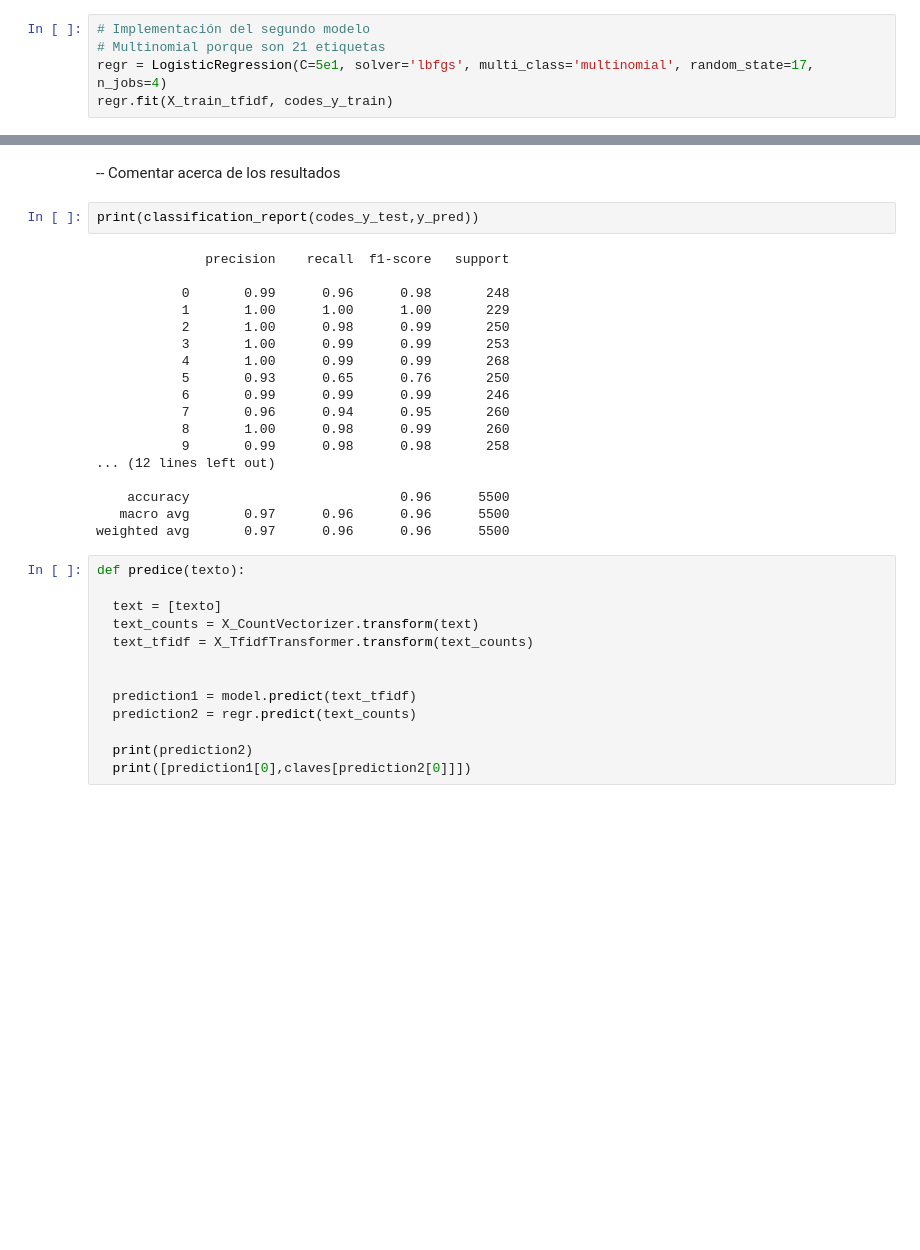
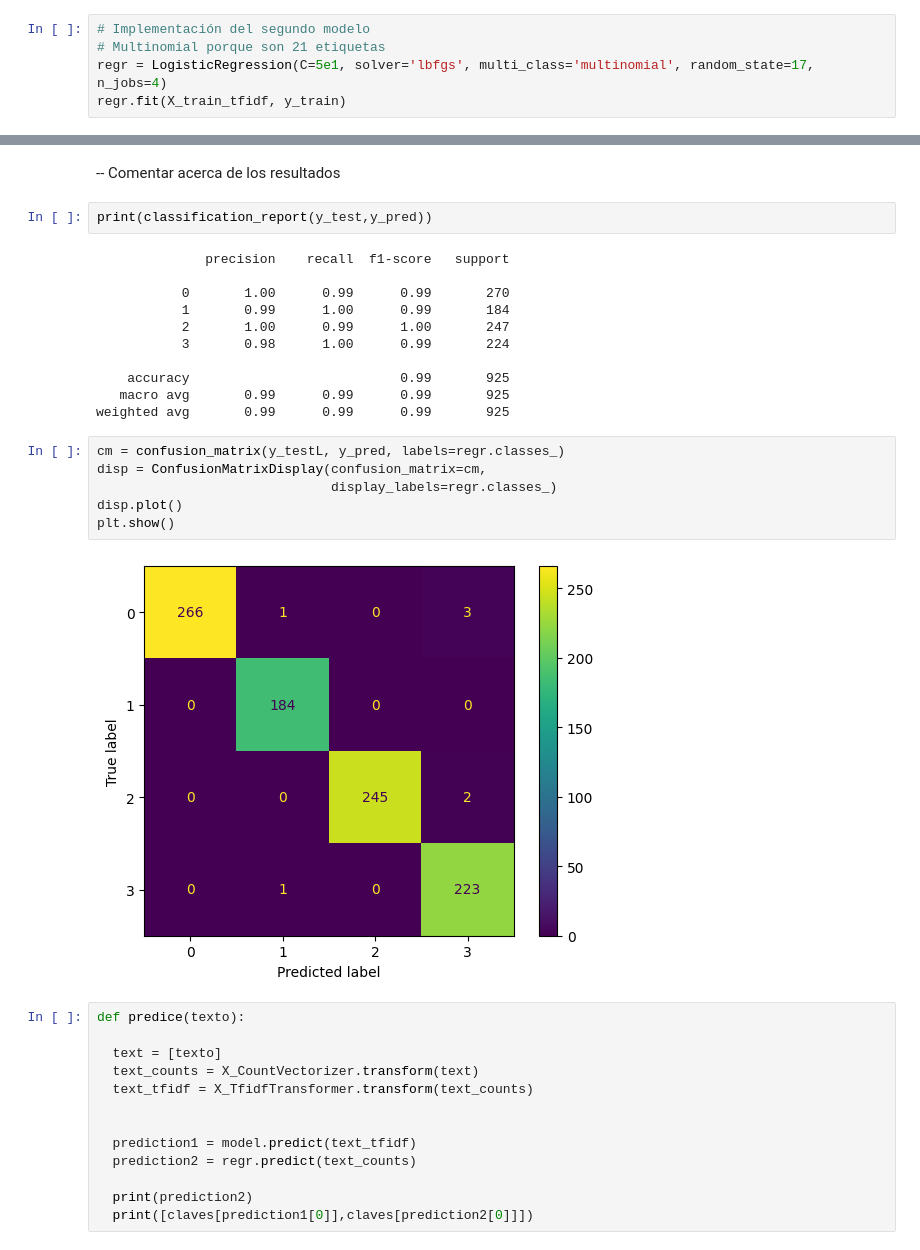
Before and after one commit to RicardoBNR/Proyecto_IA_03, a Jupyter notebook: Proyecto_03.ipynb, the cells around one changed output, grey strips where cells are left out. Drawn from its saved outputs; the diff is of its cells as text; blank space fills up the shorter version.

```diff
--- a/Proyecto_03.ipynb
+++ b/Proyecto_03.ipynb
@@ -188,7 +199,7 @@ codes_y_test  = get_code_test["code"]
 # Implementación del segundo modelo
 # Multinomial porque son 21 etiquetas
 regr = LogisticRegression(C=5e1, solver='lbfgs', multi_class='multinomial', random_state=17, n_jobs=4)
-regr.fit(X_train_tfidf, codes_y_train)
+regr.fit(X_train_tfidf, y_train)
 # %% [output]
 LogisticRegression(C=50.0, multi_class='multinomial', n_jobs=4, random_state=17)
 # %%
@@ -196,25 +207,26 @@ y_pred = regr.predict(X_test_tfidf)
 # %% [markdown]
 -- Comentar acerca de los resultados
 # %%
-print(classification_report(codes_y_test,y_pred))
+print(classification_report(y_test,y_pred))
 # %% [output]
               precision    recall  f1-score   support
 
-           0       0.99      0.96      0.98       248
-           1       1.00      1.00      1.00       229
-           2       1.00      0.98      0.99       250
-           3       1.00      0.99      0.99       253
-           4       1.00      0.99      0.99       268
-           5       0.93      0.65      0.76       250
-           6       0.99      0.99      0.99       246
-           7       0.96      0.94      0.95       260
-           8       1.00      0.98      0.99       260
-           9       0.99      0.98      0.98       258
-... (12 lines left out)
+           0       1.00      0.99      0.99       270
+           1       0.99      1.00      0.99       184
+           2       1.00      0.99      1.00       247
+           3       0.98      1.00      0.99       224
 
-    accuracy                           0.96      5500
-   macro avg       0.97      0.96      0.96      5500
-weighted avg       0.97      0.96      0.96      5500
+    accuracy                           0.99       925
+   macro avg       0.99      0.99      0.99       925
+weighted avg       0.99      0.99      0.99       925
+# %%
+cm = confusion_matrix(y_testL, y_pred, labels=regr.classes_)
+disp = ConfusionMatrixDisplay(confusion_matrix=cm,
+                              display_labels=regr.classes_)
+disp.plot()
+plt.show()
+# %% [output]
+[figure, added]
 # %%
 def predice(texto):
 
@@ -227,7 +239,7 @@ def predice(texto):
   prediction2 = regr.predict(text_counts)
 
   print(prediction2)
-  print([prediction1[0],claves[prediction2[0]]])
+  print([claves[prediction1[0]],claves[prediction2[0]]])
 # %%
 
 
```
Also changed, not shown: parts of 14 cells of this notebook, 3 other files.
